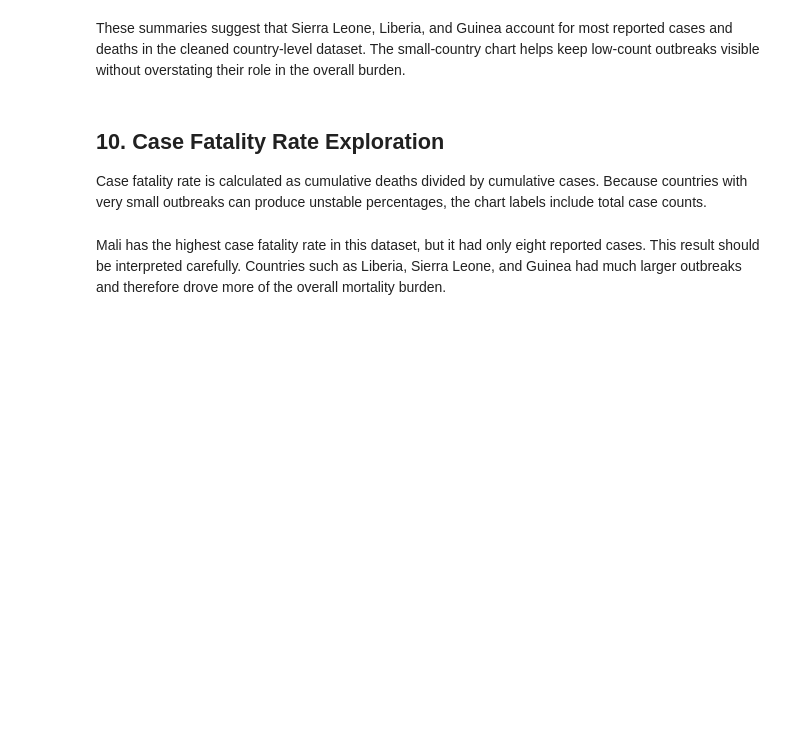
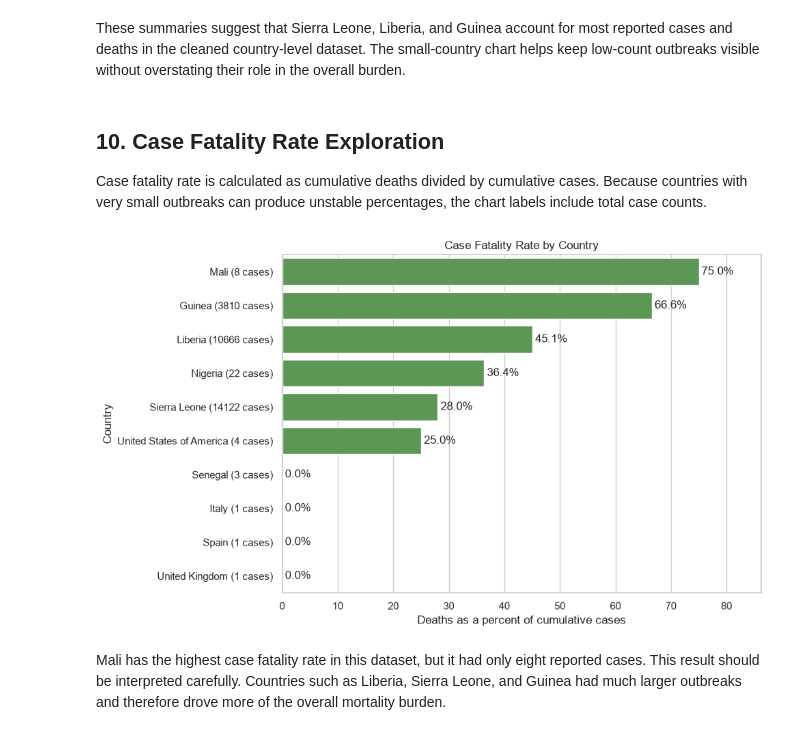
Before and after one commit to loremipsumxo/ebola_outbreak_analysis, a Jupyter notebook: notebooks/01_dataset_exploration.ipynb, the cells around one changed output. Saved outputs shown, nothing was run; the diff lists cells and outputs as text; code cells hidden in the pictures; blank space fills up the shorter version.

```diff
--- a/notebooks/01_dataset_exploration.ipynb
+++ b/notebooks/01_dataset_exploration.ipynb
@@ -463,37 +688,40 @@ These summaries suggest that Sierra Leone, Liberia, and Guinea account for most
 
 Case fatality rate is calculated as cumulative deaths divided by cumulative cases. Because countries with very small outbreaks can produce unstable percentages, the chart labels include total case counts.
 # %%
-cfr_plot_data = (
-    country_summary
-    .reset_index()
-    .sort_values("cfr_percent", ascending=False)
-    .copy()
-)
+if RAW_DATA_AVAILABLE:
+    cfr_plot_data = (
+        country_summary
+        .reset_index()
+        .sort_values("cfr_percent", ascending=False)
+        .copy()
+    )
 
-cfr_plot_data["Country_Label"] = (
-    cfr_plot_data["Country"]
-    + " ("
-    + cfr_plot_data["total_cases"].astype(int).astype(str)
-    + " cases)"
-)
+    cfr_plot_data["Country_Label"] = (
+        cfr_plot_data["Country"]
+        + " ("
+        + cfr_plot_data["total_cases"].astype(int).astype(str)
+        + " cases)"
+    )
 
-plt.figure(figsize=(10, 6))
-ax = sns.barplot(
-    data=cfr_plot_data,
-    x="cfr_percent",
-    y="Country_Label",
-    color="#54A24B",
-)
+    plt.figure(figsize=(10, 6))
+    ax = sns.barplot(
+        data=cfr_plot_data,
+        x="cfr_percent",
+        y="Country_Label",
+        color="#54A24B",
+    )
 
-for container in ax.containers:
-    ax.bar_label(container, fmt="%.1f%%", padding=3)
+    for container in ax.containers:
+        ax.bar_label(container, fmt="%.1f%%", padding=3)
 
-plt.title("Case Fatality Rate by Country")
-plt.xlabel("Deaths as a percent of cumulative cases")
-plt.ylabel("Country")
-plt.xlim(0, max(cfr_plot_data["cfr_percent"]) * 1.15)
-plt.tight_layout()
-plt.show()
+    plt.title("Case Fatality Rate by Country")
+    plt.xlabel("Deaths as a percent of cumulative cases")
+    plt.ylabel("Country")
+    plt.xlim(0, max(cfr_plot_data["cfr_percent"]) * 1.15)
+    plt.tight_layout()
+    plt.show()
+# %% [output]
+[figure, added]
 # %% [markdown]
 Mali has the highest case fatality rate in this dataset, but it had only eight reported cases. This result should be interpreted carefully. Countries such as Liberia, Sierra Leone, and Guinea had much larger outbreaks and therefore drove more of the overall mortality burden.
 # %% [markdown]
```
Also changed, not shown: parts of 32 cells of this notebook, 2 other files.
